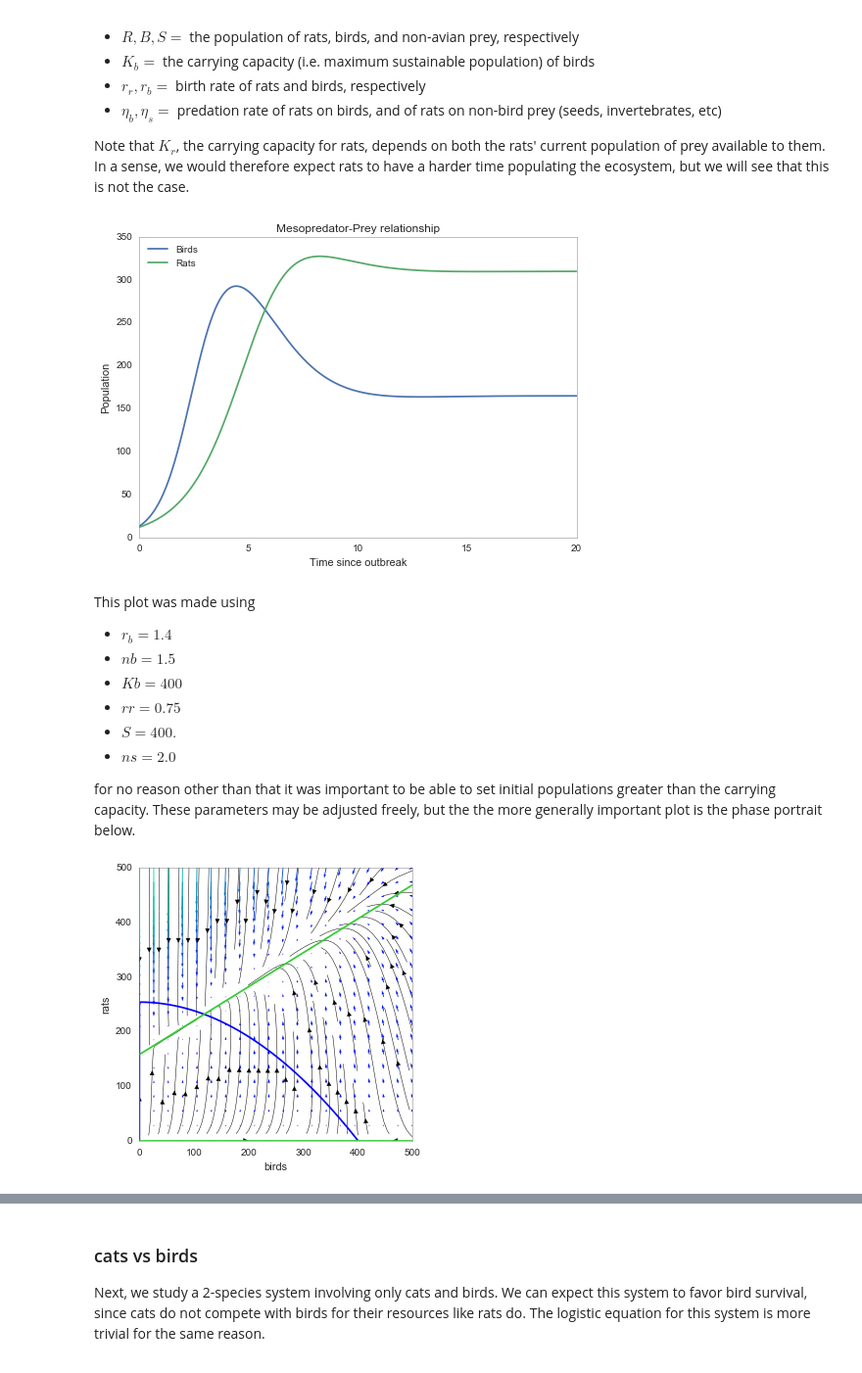
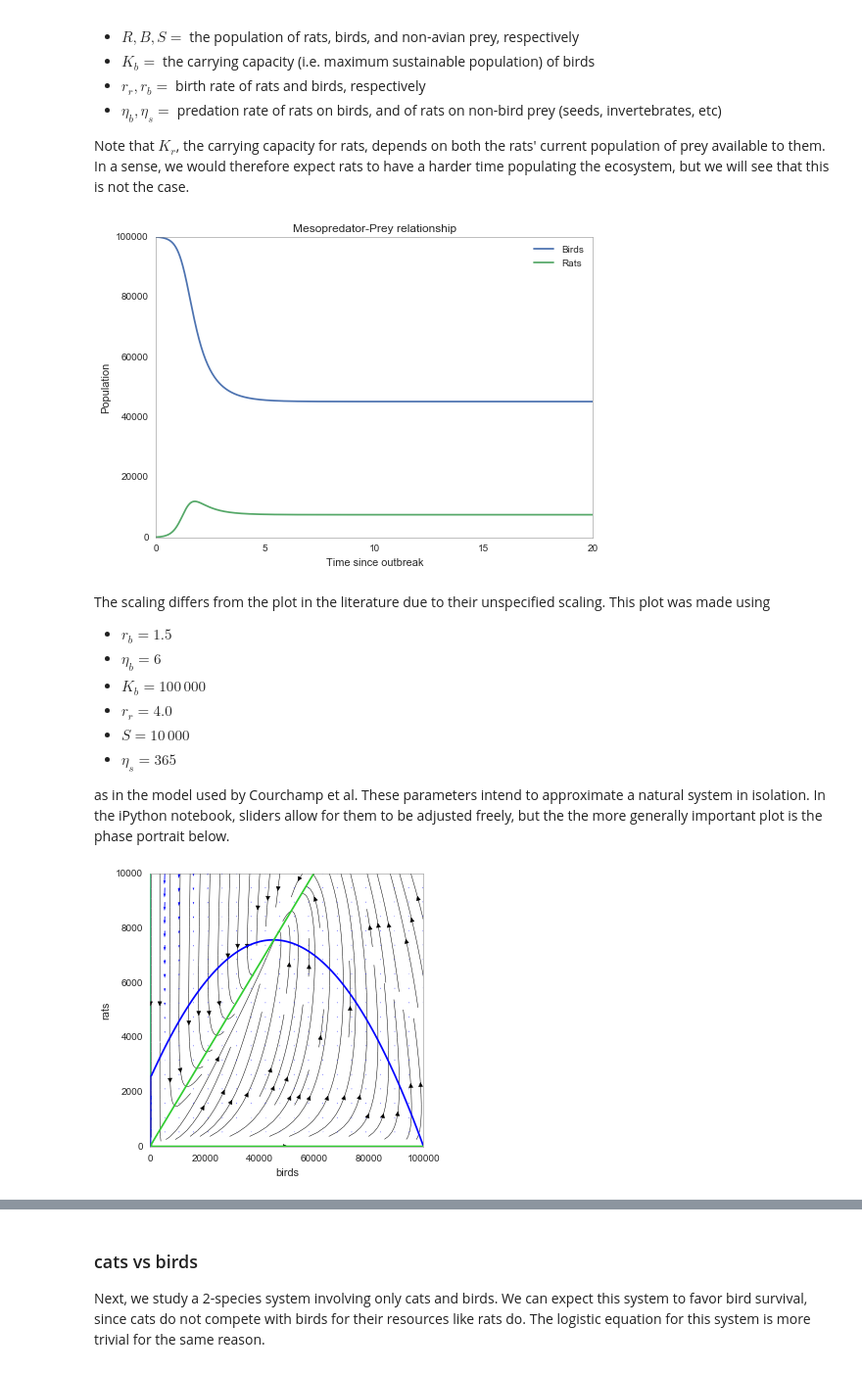
Before and after one commit to aaron2220/Mesopredator-Release, a Jupyter notebook: mesopredator release.ipynb, the cells around one changed output, grey strips where cells are left out. Shown: that part at 98% size. Saved outputs shown, nothing was run; the diff lists cells and outputs as text; code cells hidden in the pictures.

Commit message:
updated plots

```diff
--- a/mesopredator release.ipynb
+++ b/mesopredator release.ipynb
@@ -84,49 +84,49 @@ def ratbird_solve(B0,R0):
 
 # CONSTANTS
 # birds
-rb = 1.4  # birth rate
-nb = 1.5   # predation rate
-Kb = 400   # carrying capacity
+rb = 1.5  # birth rate
+nb = 6.   # predation rate
+Kb = 100000.   # carrying capacity
     # rats
-rr = 0.75   # birth rate
+rr = 4.0   # birth rate
     # non-avian food
-S = 400.    # total (constant and abundant)
-ns = 2.0   # predation rate
+S = 10000.    # total (constant and abundant)
+ns = 365.   # predation rate
 
 # solve the system dy/dt = f(y, t) -> F = y(t)
 # initial conditions
 
 #solve(f,B0,R0,t)
-a_slider = widgets.FloatSliderWidget(min=0, max=500, step=1, value=1)
-b_slider = widgets.FloatSliderWidget(min=0, max=500, step=1, value=1)
+a_slider = widgets.FloatSliderWidget(min=0, max=100000, step=100, value=100000)
+b_slider = widgets.FloatSliderWidget(min=0, max=10000, step=10, value=100)
 w = widgets.interactive( ratbird_solve, B0=a_slider, R0=b_slider)
 display(w)
 # %% [output]
-[figure, old version]
+[figure, new version]
 # %% [markdown]
-This plot was made using
+The scaling differs from the plot in the literature due to their unspecified scaling.  This plot was made using
 <ul>
-<li>$r_b = 1.4$</li>
-<li>$nb = 1.5$</li>
-<li>$Kb = 400$</li>
-<li>$rr = 0.75$ </li>
-<li>$S = 400.$</li>
-<li>$ns = 2.0$ </li>
+<li>$r_b = 1.5$</li>
+<li>$\eta_b = 6$</li>
+<li>$K_b = 100\,000$</li>
+<li>$r_r = 4.0$ </li>
+<li>$S = 10\,000$</li>
+<li>$\eta_s = 365$ </li>
 </ul>
-for no reason other than that it was important to be able to set initial populations greater than the carrying capacity.  These parameters may be adjusted freely, but the the more generally important plot is the phase portrait below.
+as in the model used by Courchamp et al.  These parameters intend to approximate a natural system in isolation.  In the iPython notebook, sliders allow for them to be adjusted freely, but the the more generally important plot is the phase portrait below.
 # %%
 def ratbird_phase(rb,nb,rr,ns):
     fig, axis = plt.subplots(figsize=(5,5), dpi=600)
     # CONSTANTS
     # birds
-    Kb = 400   # carrying capacity
+    Kb = 100000.   # carrying capacity
     # non-avian food
-    S = 400.    # total (constant and abundant)
+    S = 10000.    # total (constant and abundant)
     # Initial population values
     ax=0 # birds
     ay=0 # rats
-    bx=500 # birds
-    by=500 # rats
+    bx=100000 # birds
+    by=10000 # rats
 
     # define the model equations
     def f1(B,R):
@@ -141,38 +141,38 @@ def ratbird_phase(rb,nb,rr,ns):
     Ny1=20
     xx1= np.linspace(ax,bx,Nx1)
     yy1= np.linspace(ay,by,Ny1)
     X1,Y1 = np.meshgrid(xx1,yy1)
 
     #  X,Y for computing nullclines and the trajectories
     Nx=200
     Ny=200
     xx= np.linspace(ax,bx,Nx)
     yy= np.linspace(ay,by,Ny)
     X,Y = np.meshgrid(xx,yy)
 
     # Nullclines
     levels = [0]
     c1 = axis.contour( X,Y,f1(X,Y), levels, antialiased=True, colors='blue', lw=0.5) # dx/dt=0
     c2 = axis.contour( X,Y,f2(X,Y), levels, antialiased=True, colors='limegreen', lw=0.5) # dy/dt=0
 
     # Trajectories
     axis.streamplot(X1, Y1, f1(X1,Y1),f2(X1,Y1), color='k', linewidth=0.5, cmap=plt.cm.winter)
 
     # Velocity field
     plt.quiver(X1,Y1, f1(X1,Y1),f2(X1,Y1), np.sqrt(f1(X1,Y1)**2+f2(X1,Y1)**2), cmap=plt.cm.winter)
     plt.xlabel(r'birds')
     plt.ylabel(r'rats')
 
 
 
-rb_slider = widgets.FloatSliderWidget(min=0, max=20, step=0.01, value=1.4)
-nb_slider = widgets.FloatSliderWidget(min=0, max=20, step=0.01, value=1.5)
-rr_slider = widgets.FloatSliderWidget(min=0, max=20, step=0.01, value=0.75)
-ns_slider = widgets.FloatSliderWidget(min=0, max=20, step=0.01, value=2.0)
+rb_slider = widgets.FloatSliderWidget(min=0, max=10, step=0.01, value=1.5)
+nb_slider = widgets.FloatSliderWidget(min=0, max=20, step=0.1, value=6.0)
+rr_slider = widgets.FloatSliderWidget(min=0, max=10, step=0.01, value=4.0)
+ns_slider = widgets.FloatSliderWidget(min=0, max=400, step=1, value=365.)
 phase2D = widgets.interactive( ratbird_phase, rb=rb_slider, nb=nb_slider, rr=rr_slider, ns=ns_slider)
 display(phase2D)
 # %% [output]
-[figure, old version]
+[figure, new version]
 # %% [markdown]
 Above, the blue nullcline represents $dB/dt = 0$ and the green nullcline is $dR/dt = 0$.  The only stable fixed point is at the intersection of the two <emph>not</emph> on the axis.  The results are clear and intuitive:
 <ul>
```
Also changed, not shown: parts of 9 cells of this notebook.
